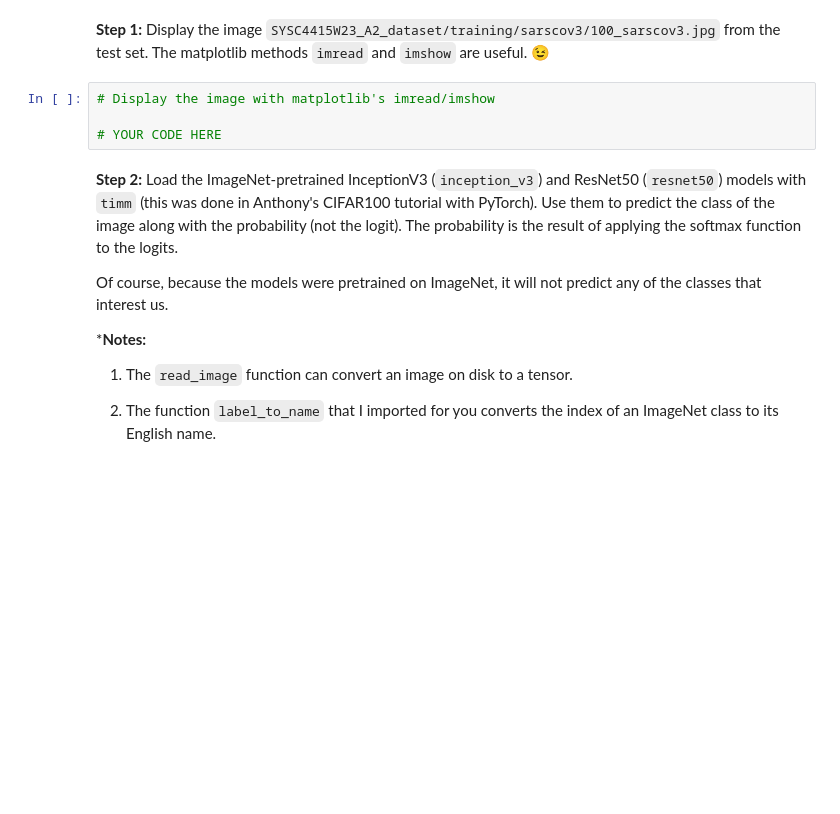
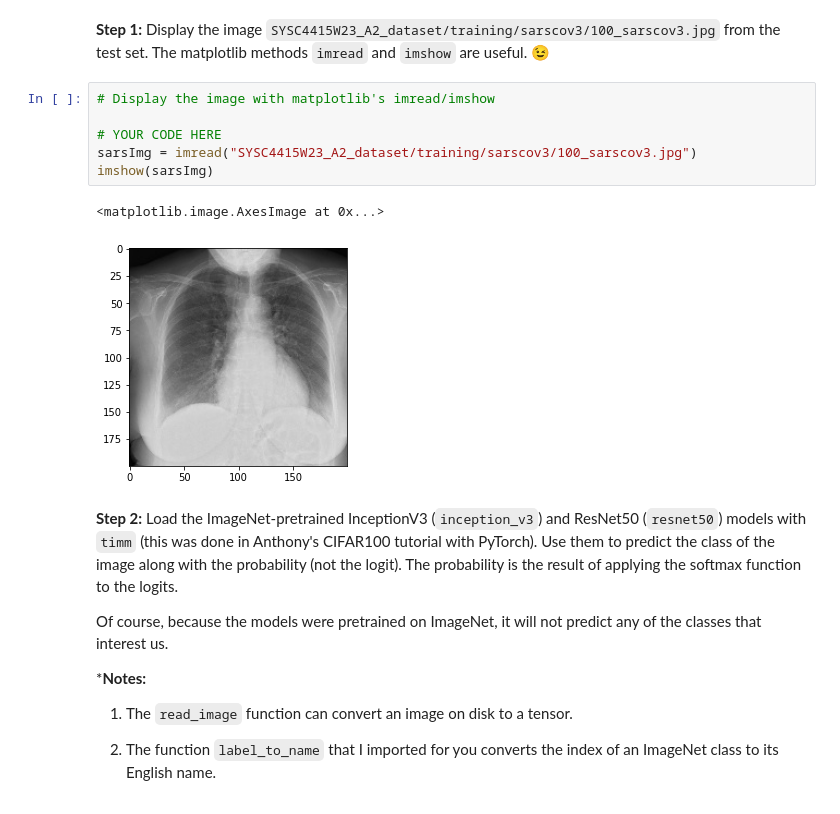
Before and after one commit to jamesruntas/LearningML_Sandbox, a Jupyter notebook: SYSC4415_Assignment2.ipynb, the cells around one changed output. Saved outputs shown, nothing was run; the diff lists cells and outputs as text; blank space fills up the shorter version.

```diff
--- a/SYSC4415_Assignment2.ipynb
+++ b/SYSC4415_Assignment2.ipynb
@@ -154,7 +174,12 @@ from imagenet_stubs.imagenet_2012_labels import label_to_name
 # %%
 # Display the image with matplotlib's imread/imshow
 
 # YOUR CODE HERE
+sarsImg = imread("SYSC4415W23_A2_dataset/training/sarscov3/100_sarscov3.jpg")
+imshow(sarsImg)
+# %% [output]
+<matplotlib.image.AxesImage at 0x...>
+[figure, added]
 # %% [markdown]
 **Step 2:** Load the ImageNet-pretrained InceptionV3 (`inception_v3`) and ResNet50 (`resnet50`) models with `timm` (this was done in Anthony's CIFAR100 tutorial with PyTorch). Use them to predict the class of the image along with the probability (not the logit). The probability is the result of applying the softmax function to the logits.
 
```
Also changed, not shown: parts of 6 cells of this notebook.
